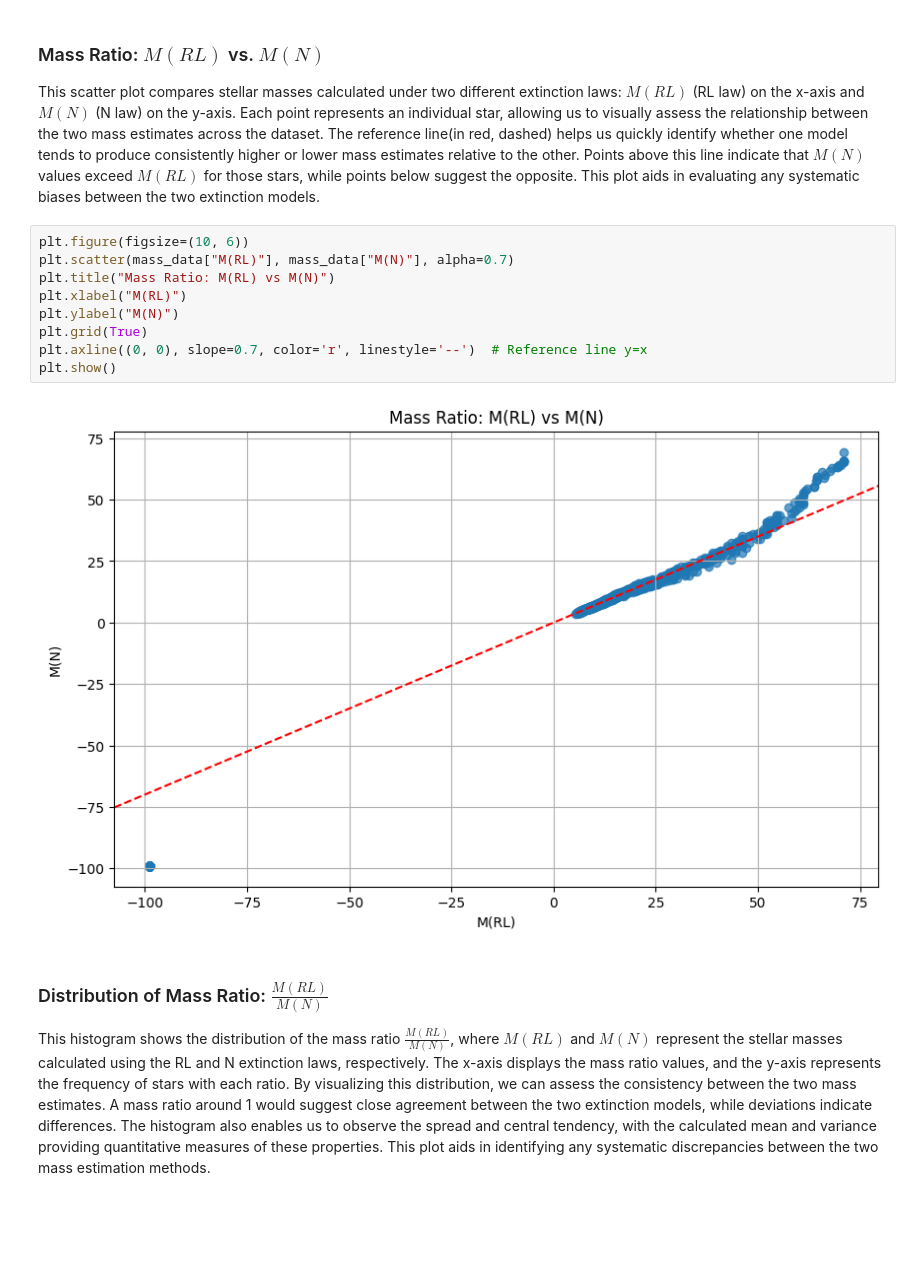
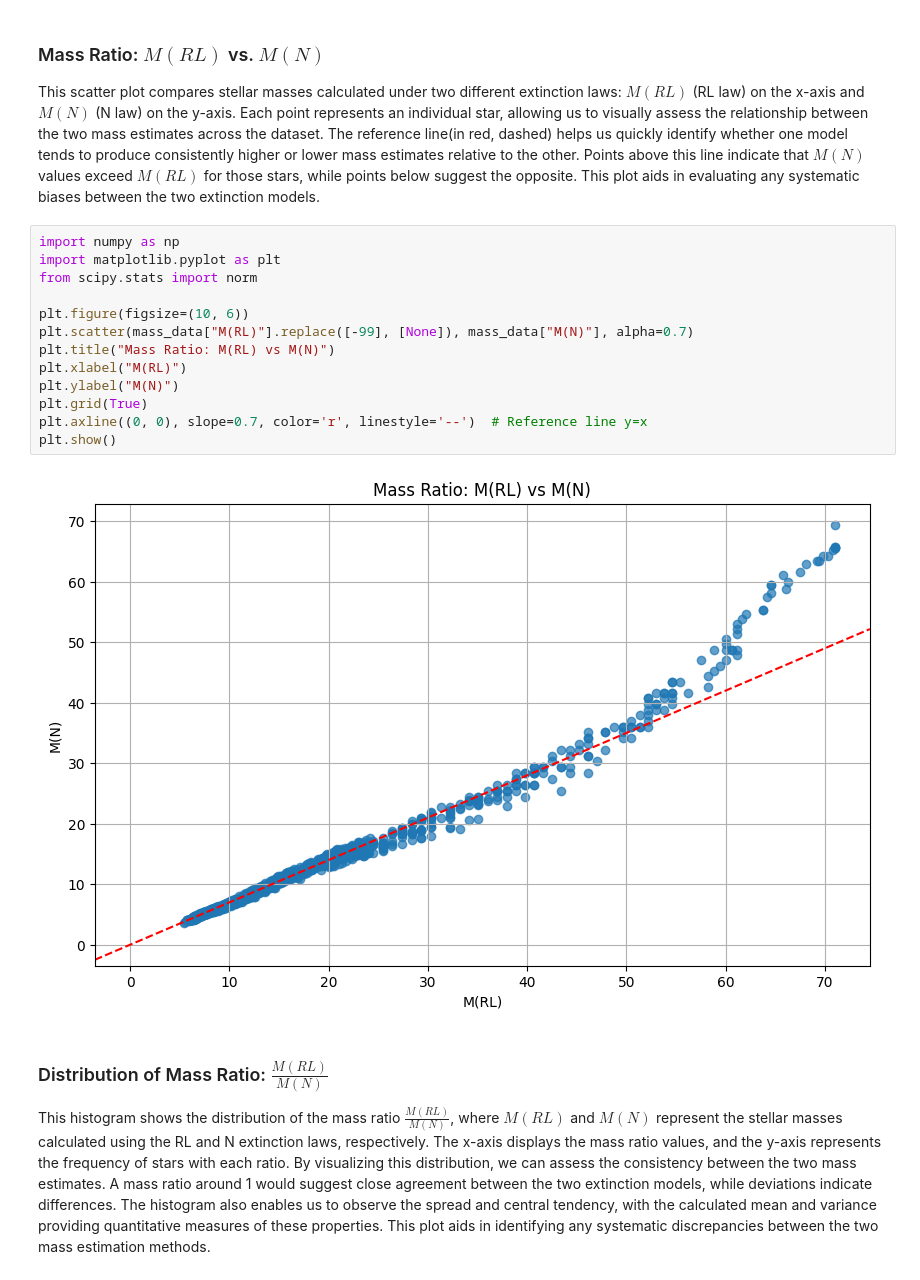
Before and after one commit to laxm7/sta_project, a Jupyter notebook: imf_chiara_felix_laxman.ipynb, the cells around one changed output. Saved outputs shown, nothing was run; the diff lists cells and outputs as text; blank space fills up the shorter version.

```diff
--- a/imf_chiara_felix_laxman.ipynb
+++ b/imf_chiara_felix_laxman.ipynb
@@ -254,16 +254,20 @@ mass_data.columns = ["Seq", "oRA", "oDE", "AKs(RL)", "AKs(N)", "Mi(RL)", "M(RL)"
 
 This scatter plot compares stellar masses calculated under two different extinction laws: $M(RL)$ (RL law) on the x-axis and $M(N)$ (N law) on the y-axis. Each point represents an individual star, allowing us to visually assess the relationship between the two mass estimates across the dataset. The reference line(in red, dashed) helps us quickly identify whether one model tends to produce consistently higher or lower mass estimates relative to the other. Points above this line indicate that $M(N)$ values exceed $M(RL)$ for those stars, while points below suggest the opposite. This plot aids in evaluating any systematic biases between the two extinction models.
 # %%
+import numpy as np
+import matplotlib.pyplot as plt
+from scipy.stats import norm
+
 plt.figure(figsize=(10, 6))
-plt.scatter(mass_data["M(RL)"], mass_data["M(N)"], alpha=0.7)
+plt.scatter(mass_data["M(RL)"].replace([-99], [None]), mass_data["M(N)"], alpha=0.7)
 plt.title("Mass Ratio: M(RL) vs M(N)")
 plt.xlabel("M(RL)")
 plt.ylabel("M(N)")
 plt.grid(True)
 plt.axline((0, 0), slope=0.7, color='r', linestyle='--')  # Reference line y=x
 plt.show()
 # %% [output]
-[figure, old version]
+[figure, new version]
 # %% [markdown]
 ### Distribution of Mass Ratio: $\frac{M(RL)}{M(N)}$
 
```
Also changed, not shown: parts of 1 cell of this notebook.
